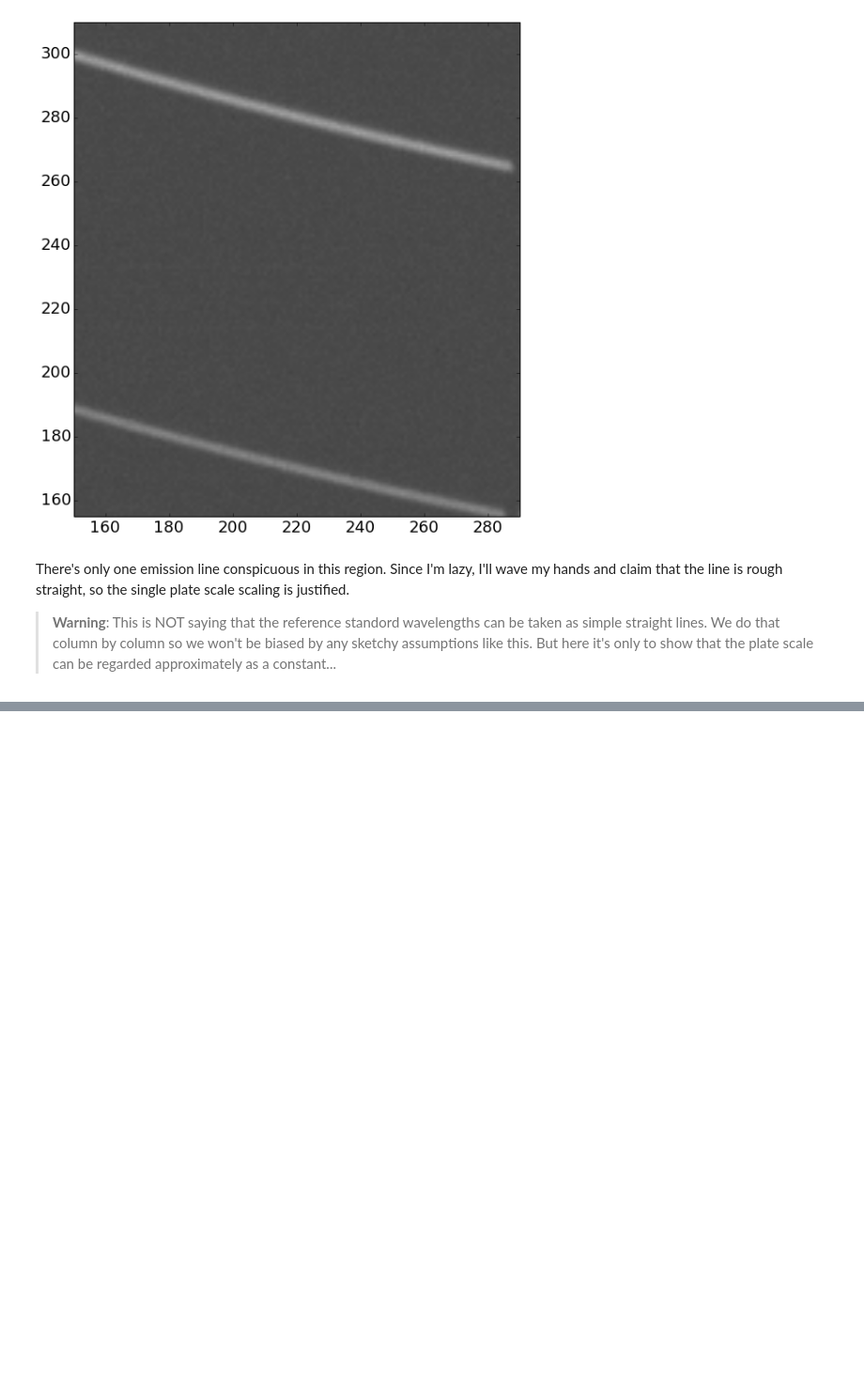
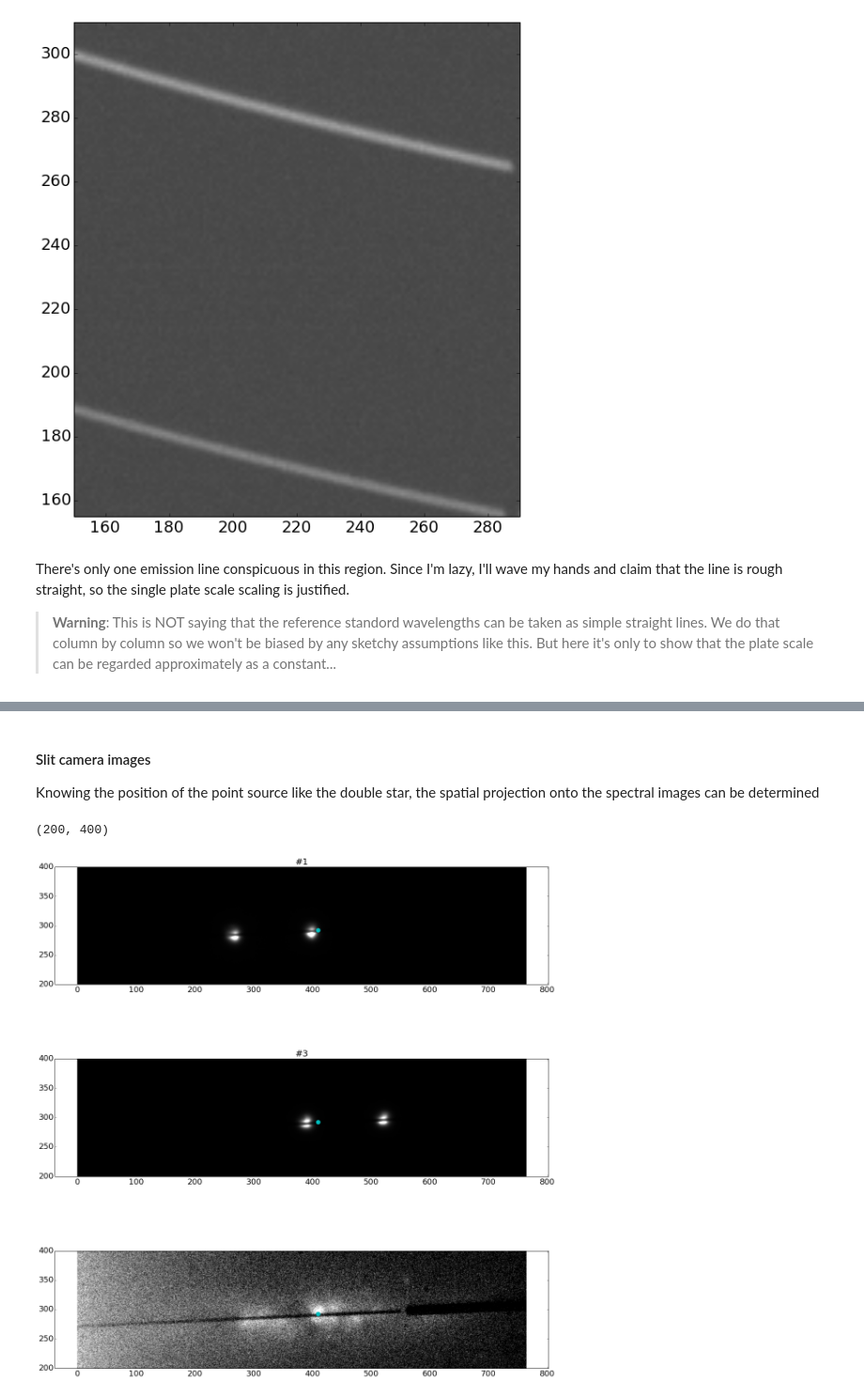
Before and after one commit to Mipanox/PHYS301, a Jupyter notebook: Project/SpecAss.ipynb, the cells around one changed output, grey strips where cells are left out. Shown at 94% size. Cells and saved outputs as stored; diff of their text form; code cells hidden in the pictures; blank space fills up the shorter version.

```diff
--- a/Project/SpecAss.ipynb
+++ b/Project/SpecAss.ipynb
@@ -175,0 +201,35 @@ There's only one emission line conspicuous in this region. Since I'm lazy, I'll
+# %% [markdown]
+#### Slit camera images
+Knowing the position of the point source like the double star, the spatial projection onto the spectral images can be determined
+# %%
+slitdir = datdir+'g2_Final_060117/'
+# %%
+##
+slit_nud_01_data = pyfits.open(slitdir+'Focus._nu_Drac_01.fit')[0].data
+slit_nud_01_hdr  = pyfits.open(slitdir+'Focus._nu_Drac_01.fit')[0].header
+
+##
+slit_nud_03_data = pyfits.open(slitdir+'Focus._nu_Drac_03.fit')[0].data
+slit_nud_03_hdr  = pyfits.open(slitdir+'Focus._nu_Drac_03.fit')[0].header
+
+## M82
+slit_M82_data = pyfits.open(slitdir+'Focus_M82_1h_bef.fit')[0].data
+slit_M82_hdr  = pyfits.open(slitdir+'Focus_M82_1h_bef.fit')[0].header
+# %%
+ulx_x,ulx_y = 410,292
+
+plt.figure(figsize=(20,22))
+plt.subplot(311); plt.imshow(slit_nud_01_data,origin='lower',cmap='gray')
+plt.scatter(ulx_x,ulx_y,c='c',s=100,lw=0)
+plt.ylim(200,400); plt.title('#1')
+
+plt.subplot(312); plt.imshow(slit_nud_03_data,origin='lower',cmap='gray')
+plt.scatter(ulx_x,ulx_y,c='c',s=100,lw=0)
+plt.ylim(200,400); plt.title('#3')
+
+plt.subplot(313); plt.imshow(slit_M82_data,origin='lower',cmap='gray'); plt.clim(1220,1300)
+plt.scatter(ulx_x,ulx_y,c='c',s=100,lw=0)
+plt.ylim(200,400)
+# %% [output]
+(200, 400)
+[figure, added]
```
Also changed, not shown: parts of 16 cells of this notebook, 2 other files.
